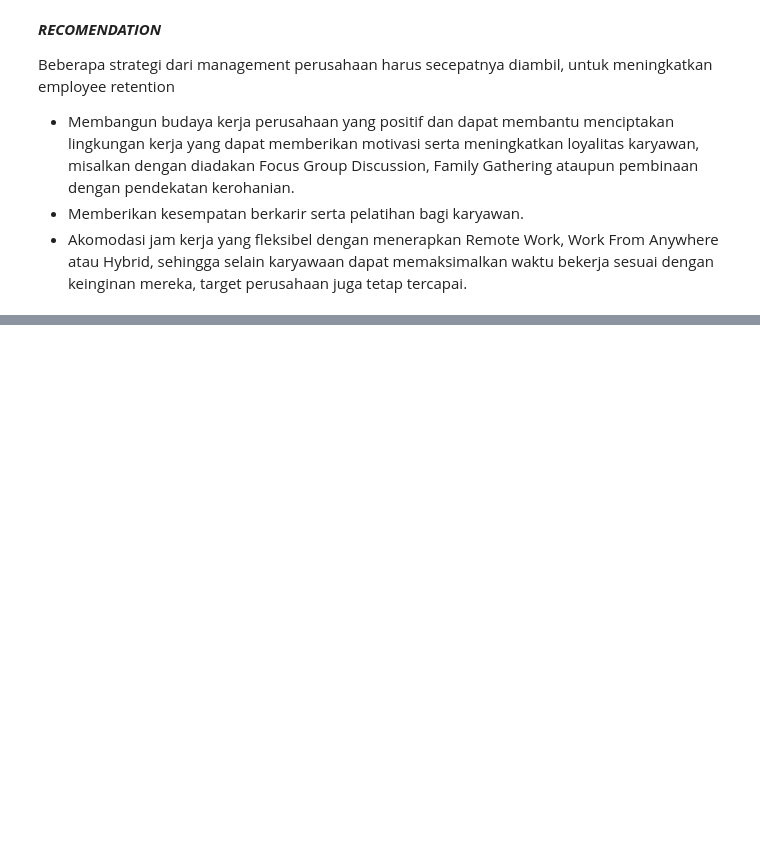
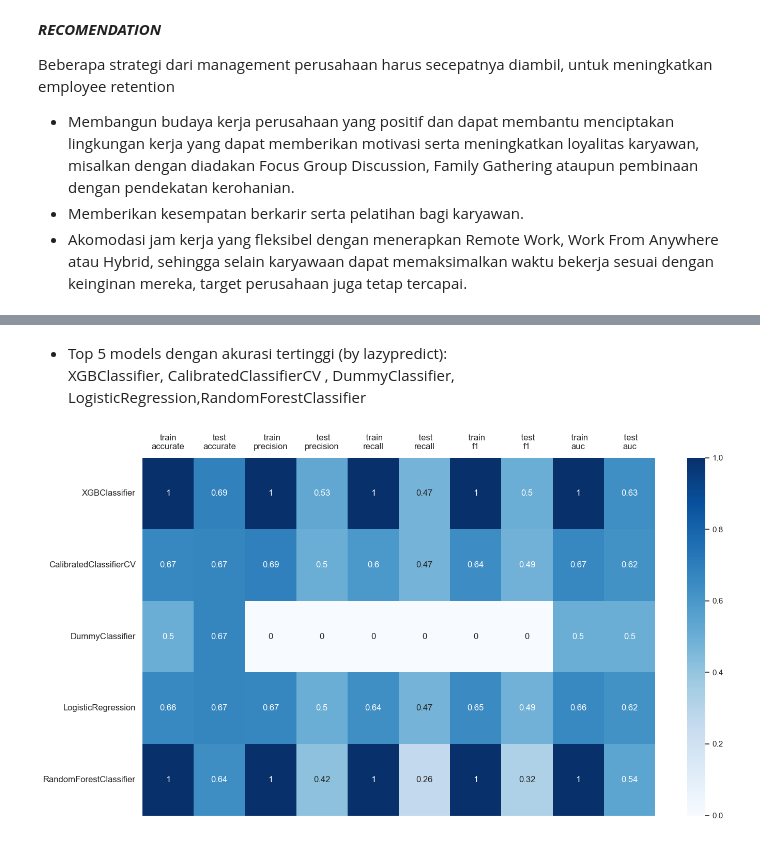
Before and after one commit to masendhy/improving_employee_retention, a Jupyter notebook: employee_retention.ipynb, the cells around one changed output, grey strips where cells are left out. Saved outputs shown, nothing was run; the diff lists cells and outputs as text; code cells hidden in the pictures; blank space fills up the shorter version.

Commit message:
modeling 1st

```diff
--- a/employee_retention.ipynb
+++ b/employee_retention.ipynb
@@ -877,0 +973,6 @@ Beberapa strategi dari management perusahaan harus secepatnya diambil, untuk men
+# %%
+# fitur target imbalance, lakukan over-sampling dengan Synthetic Minority Oversampling Technique (SMOTE)
+
+from imblearn.over_sampling import SMOTE
+sm = SMOTE(random_state=42)
+X_train_smote, y_train_smote = sm.fit_resample(X_train, y_train)
@@ -877,0 +985,6 @@ Beberapa strategi dari management perusahaan harus secepatnya diambil, untuk men
+# %%
+# scalling data using MinMaxScaler
+from sklearn.preprocessing import MinMaxScaler
+scaler = MinMaxScaler()
+X_train_scaled = scaler.fit_transform(X_train_smote)
+X_test_scaled = scaler.transform(X_test)
@@ -877,0 +1026,5 @@ Beberapa strategi dari management perusahaan harus secepatnya diambil, untuk men
+# %%
+clf = LazyClassifier(verbose=0,ignore_warnings=True, custom_metric=None)
+models,predictions = clf.fit(X_train_scaled, X_test_scaled, y_train_smote, y_test)
+
+print('The models used are:',models)
@@ -877,0 +1049,2 @@ Beberapa strategi dari management perusahaan harus secepatnya diambil, untuk men
+# %% [markdown]
+* Top 5 models dengan akurasi tertinggi (by lazypredict):<br> XGBClassifier, CalibratedClassifierCV , DummyClassifier, LogisticRegression,RandomForestClassifier
@@ -877,0 +1156,24 @@ Beberapa strategi dari management perusahaan harus secepatnya diambil, untuk men
+# %%
+X_train,X_test,y_train,y_test = X_train_scaled, X_test_scaled, y_train_smote, y_test
+# %%
+from xgboost import XGBClassifier
+from sklearn.ensemble import RandomForestClassifier
+from sklearn.linear_model import LogisticRegression
+from sklearn.calibration import CalibratedClassifierCV
+from sklearn.dummy import DummyClassifier
+
+
+#Define Classification Algorithms (XGBClassifier, CalibratedClassifierCV , DummyClassifier, LogisticRegression,RandomForestClassifier)
+models = [
+    XGBClassifier(),
+    CalibratedClassifierCV(),
+    DummyClassifier(),
+    LogisticRegression(),
+    RandomForestClassifier()
+]
+
+#Define create_model function
+
+create_model(X_train,X_test,y_train,y_test,models)
+# %% [output]
+[figure, added]
```
Also changed, not shown: parts of 47 cells of this notebook.
